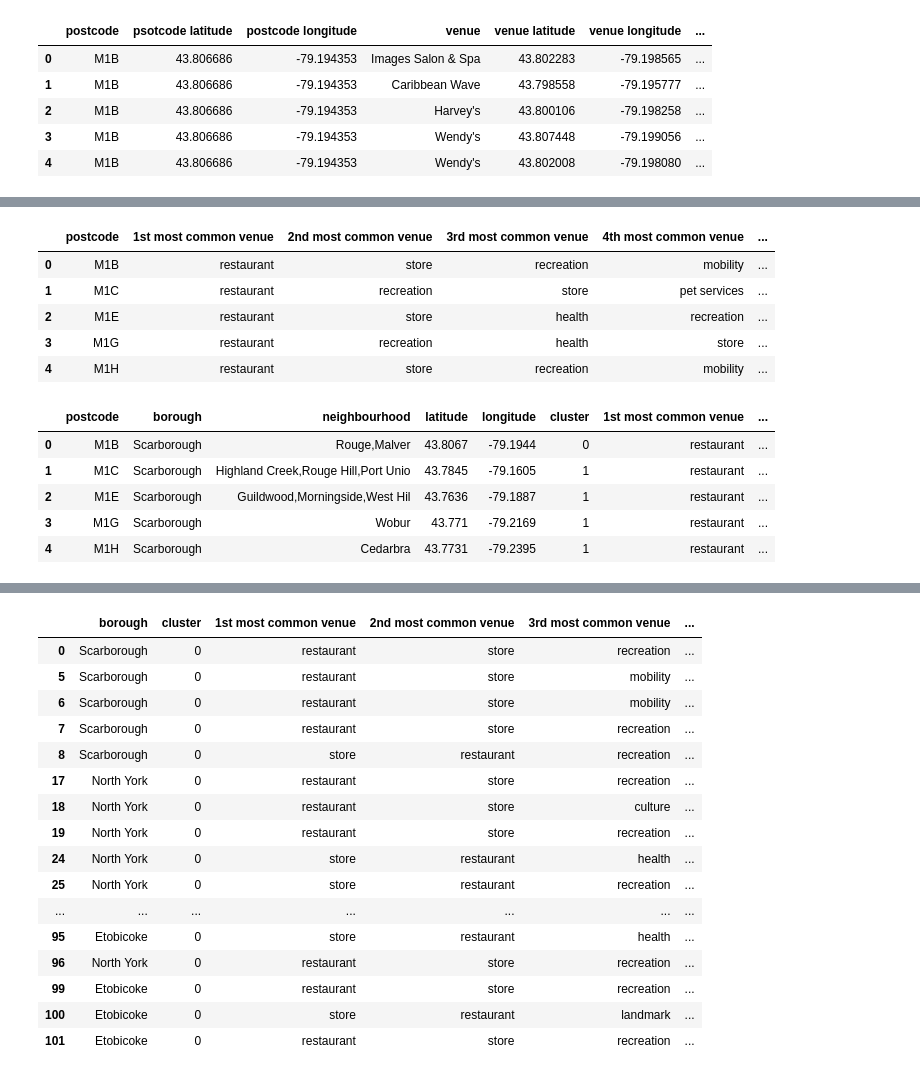
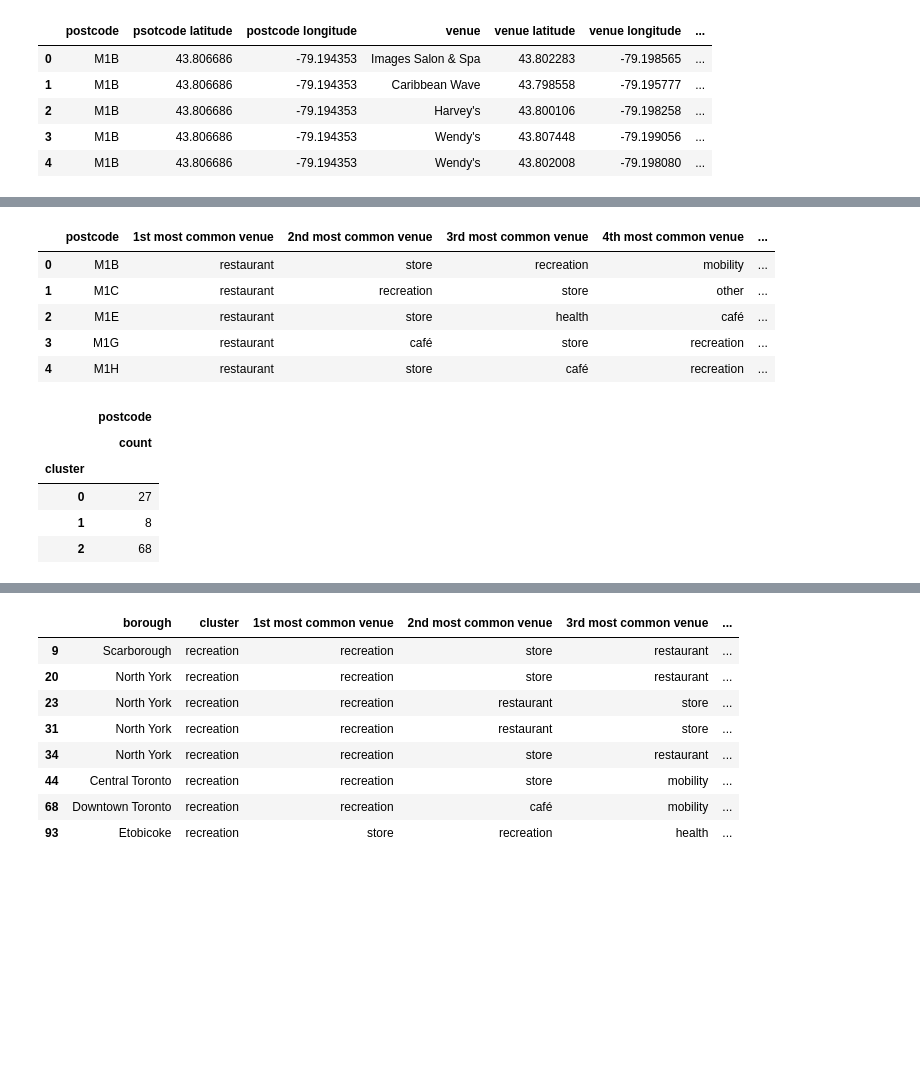
Before and after one commit to beinglucky24/Coursera_Capstone, a Jupyter notebook: segmenting_and_clustering.ipynb, the cells around one changed output, grey strips where cells are left out. Cells and saved outputs as stored; diff of their text form; code cells hidden in the pictures; blank space fills up the shorter version.

```diff
--- a/segmenting_and_clustering.ipynb
+++ b/segmenting_and_clustering.ipynb
@@ -193,5 +196,5 @@ folium-0.5.0-p 100% |################################| Time: 0:00:00  42.74 MB/s
 # %%
-toronto_map = folium.Map(location=[code_df.latitude.mean(),code_df.longitude.mean()],zoom_start=12)
+toronto_map = folium.Map(location=[code_df.latitude.mean(),code_df.longitude.mean()],zoom_start=12,width=1000,height=500)
 
 for lat,lng,borough,code in zip(code_df['latitude'],code_df['longitude'],code_df['borough'],code_df['postcode']):
     label = '{}, {}'.format(code,borough)
@@ -208,7 +211,7 @@ CLIENT_ID = '41HXMY040EFZ5BW2JCZHSGGPG4ZBNJ1BVDCG2XHIE2FO5Y5B'     # Foursquare
 CLIENT_SECRET = 'GZNPZKZ2VCTSQ3BW2SYFAH2CZ0VAQYXLS1UW1RGF1BOFTFIQ' # Foursquare Secret
 VERSION = '20180605'                                               # Foursquare API version
 # %%
-def GetVenues(names,latitudes,longitudes,radius=950,limit=300):
+def GetVenues(names,latitudes,longitudes,radius=1000,limit=500):
 
     venues_list=[]
     for name,lat,lng in zip(names,latitudes,longitudes):
@@ -241,38 +244,32 @@ toronto_venues.head()
 | 4 | M1B | 43.806686 | -79.194353 | Wendy's | 43.802008 | -79.198080 | ... |
 # %%
 toronto_venues['super category'] = ''
-restau_list = ['restaurant','diner','joint','food','coffee','spot','place','bar','café','brewery','house','lounge','tea','cafeteria','creperie','pub','club','deli',\
-               'buffet','bistro']
+cafe_list = ['creperie','coffee','café','tea','cafeteria','deli']
+restau_list = ['restaurant','diner','joint','food','spot','place','house','buffet','bistro']
+nightlife_list = ['bar','lounge','pub','club','brewery']
 transport_list = ['bus','airport','train','rental','rail','metro','cable car','harbor','boat','travel','garage','auto','gas']
 store_list = ['store','shop','market','butcher','bakery','laundry','garden center','boutique','grocery','storage']
 sports_list = ['martial','gym','playground','park','sport','yoga','hockey','soccer','skating','stadium','bowling','pool','badminton','golf','outdoor','tennis','lake',\
                'recreation','beach','basketball','ski','community','moving','baseball','curling','lookout','dance','gaming','track','farm','garden','river','field','zoo',\
-               'aquarium','pilates','churrascaria','speakeasy']
+               'aquarium','pilates','tree']
 health_list = ['pharmacy','medical','massage','nail','chiropractor','health','tanning','spa']
-cash_list = ['atm','bank']
-landmark_list = ['intersection','plaza','road','bridge','neighborhood','historic','cemetery','church','fountain','monument','castle','tunnel']
-culture_list = ['entertainment','theater','museum','arts','concert','gallery','music','exhibit']
-housing_list = ['housing','apartment','office','construction','design','startup']
+culture_list = ['entertainment','theater','museum','arts','concert','gallery','music','exhibit','photography','intersection','plaza','road','bridge','neighborhood',\
+                'historic','cemetery','church','fountain','monument','castle','tunnel','college','library','school','university']
 hotel_list = ['hotel','hostel']
-pet_list = ['dog','animal']
-education_list = ['college','library','school','university']
 
 for i in toronto_venues.index:
     category = toronto_venues.loc[i,'venue category'].lower()
     if   any([key in category for key in restau_list]):        toronto_venues.loc[i,'super category'] = 'restaurant'
+    elif any([key in category for key in cafe_list]):          toronto_venues.loc[i,'super category'] = 'café'
+    elif any([key in category for key in nightlife_list]):     toronto_venues.loc[i,'super category'] = 'nightlife'
     elif any([key in category for key in transport_list]):     toronto_venues.loc[i,'super category'] = 'mobility'
     elif any([key in category for key in store_list]):         toronto_venues.loc[i,'super category'] = 'store'
     elif any([key in category for key in sports_list]):        toronto_venues.loc[i,'super category'] = 'recreation'
     elif any([key in category for key in health_list]):        toronto_venues.loc[i,'super category'] = 'health'
-    elif any([key in category for key in cash_list]):          toronto_venues.loc[i,'super category'] = 'cash'
-    elif any([key in category for key in car_list]):           toronto_venues.loc[i,'super category'] = 'car services'
-    elif any([key in category for key in landmark_list]):      toronto_venues.loc[i,'super category'] = 'landmark'
     elif any([key in category for key in culture_list]):       toronto_venues.loc[i,'super category'] = 'culture'
-    elif any([key in category for key in housing_list]):       toronto_venues.loc[i,'super category'] = 'housing'
     elif any([key in category for key in hotel_list]):         toronto_venues.loc[i,'super category'] = 'accomodation'
-    elif any([key in category for key in pet_list]):           toronto_venues.loc[i,'super category'] = 'pet services'
     elif any([key in category for key in education_list]):     toronto_venues.loc[i,'super category'] = 'education'
-
+    else:                                                      toronto_venues.loc[i,'super category'] = 'other'
 
 toronto_venues[['super category','postcode']].groupby(['super category']).agg(['count'])
 # %% [output]
@@ -382,7 +347,7 @@ codesvenues_sorted.head()
 # %% [output]
 |  | postcode | 1st most common venue | 2nd most common venue | 3rd most common venue | 4th most common venue | ... |
 | 0 | M1B | restaurant | store | recreation | mobility | ... |
-| 1 | M1C | restaurant | recreation | store | pet services | ... |
-| 2 | M1E | restaurant | store | health | recreation | ... |
-| 3 | M1G | restaurant | recreation | health | store | ... |
-| 4 | M1H | restaurant | store | recreation | mobility | ... |
+| 1 | M1C | restaurant | recreation | store | other | ... |
+| 2 | M1E | restaurant | store | health | café | ... |
+| 3 | M1G | restaurant | café | store | recreation | ... |
+| 4 | M1H | restaurant | store | café | recreation | ... |
@@ -396,11 +359,11 @@ kmeans = KMeans(n_clusters=kclusters,random_state=0).fit(toronto_grouped_cluster
 toronto_merged = code_df
 toronto_merged['cluster'] = kmeans.labels_
 toronto_merged = toronto_merged.join(codesvenues_sorted.set_index('postcode'),on='postcode')
-toronto_merged.head()
+toronto_merged[['cluster','postcode']].groupby(['cluster']).agg(['count'])
 # %% [output]
-|  | postcode | borough | neighbourhood | latitude | longitude | cluster | 1st most common venue | ... |
-| 0 | M1B | Scarborough | Rouge,Malver | 43.8067 | -79.1944 | 0 | restaurant | ... |
-| 1 | M1C | Scarborough | Highland Creek,Rouge Hill,Port Unio | 43.7845 | -79.1605 | 1 | restaurant | ... |
-| 2 | M1E | Scarborough | Guildwood,Morningside,West Hil | 43.7636 | -79.1887 | 1 | restaurant | ... |
-| 3 | M1G | Scarborough | Wobur | 43.771 | -79.2169 | 1 | restaurant | ... |
-| 4 | M1H | Scarborough | Cedarbra | 43.7731 | -79.2395 | 1 | restaurant | ... |
+|  | postcode |
+|  | count |
+| cluster |  |
+| 0 | 27 |
+| 1 | 8 |
+| 2 | 68 |
@@ -424,22 +384,14 @@ cluster_map
 # %% [output]
 [interactive output not drawn]
 # %%
-toronto_merged.loc[toronto_merged['cluster'] == 0,toronto_merged.columns[[1]+list(range(5,toronto_merged.shape[1]))]]
+toronto_merged.loc[toronto_merged['cluster'] == 'recreation',toronto_merged.columns[[1]+list(range(5,toronto_merged.shape[1]))]]
 # %% [output]
 |  | borough | cluster | 1st most common venue | 2nd most common venue | 3rd most common venue | ... |
-| 0 | Scarborough | 0 | restaurant | store | recreation | ... |
-| 5 | Scarborough | 0 | restaurant | store | mobility | ... |
-| 6 | Scarborough | 0 | restaurant | store | mobility | ... |
-| 7 | Scarborough | 0 | restaurant | store | recreation | ... |
-| 8 | Scarborough | 0 | store | restaurant | recreation | ... |
-| 17 | North York | 0 | restaurant | store | recreation | ... |
-| 18 | North York | 0 | restaurant | store | culture | ... |
-| 19 | North York | 0 | restaurant | store | recreation | ... |
-| 24 | North York | 0 | store | restaurant | health | ... |
-| 25 | North York | 0 | store | restaurant | recreation | ... |
-| ... | ... | ... | ... | ... | ... | ... |
-| 95 | Etobicoke | 0 | store | restaurant | health | ... |
-| 96 | North York | 0 | restaurant | store | recreation | ... |
-| 99 | Etobicoke | 0 | restaurant | store | recreation | ... |
-| 100 | Etobicoke | 0 | store | restaurant | landmark | ... |
-| 101 | Etobicoke | 0 | restaurant | store | recreation | ... |
+| 9 | Scarborough | recreation | recreation | store | restaurant | ... |
+| 20 | North York | recreation | recreation | store | restaurant | ... |
+| 23 | North York | recreation | recreation | restaurant | store | ... |
+| 31 | North York | recreation | recreation | restaurant | store | ... |
+| 34 | North York | recreation | recreation | store | restaurant | ... |
+| 44 | Central Toronto | recreation | recreation | store | mobility | ... |
+| 68 | Downtown Toronto | recreation | recreation | café | mobility | ... |
+| 93 | Etobicoke | recreation | store | recreation | health | ... |
```
Also changed, not shown: parts of 11 cells of this notebook.
